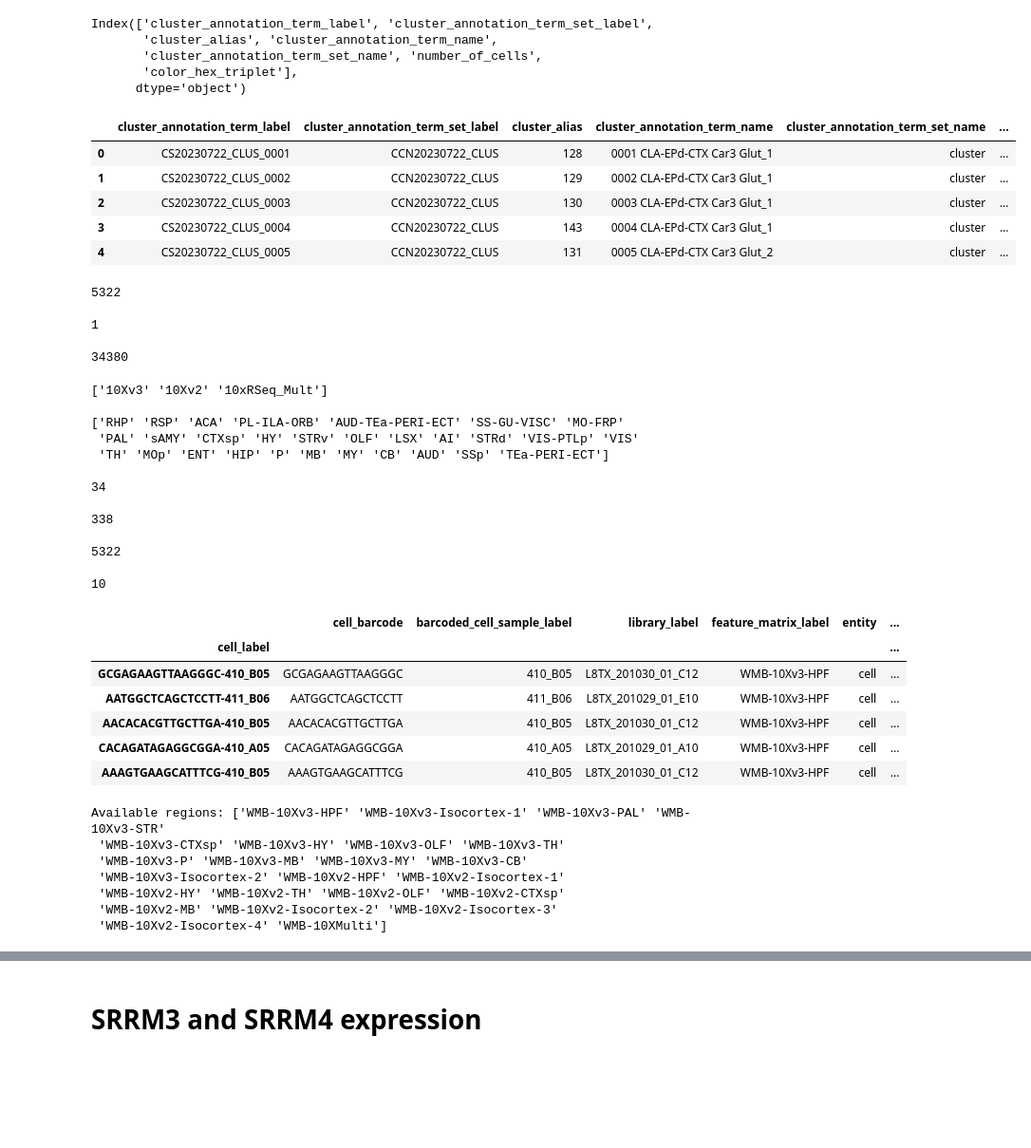
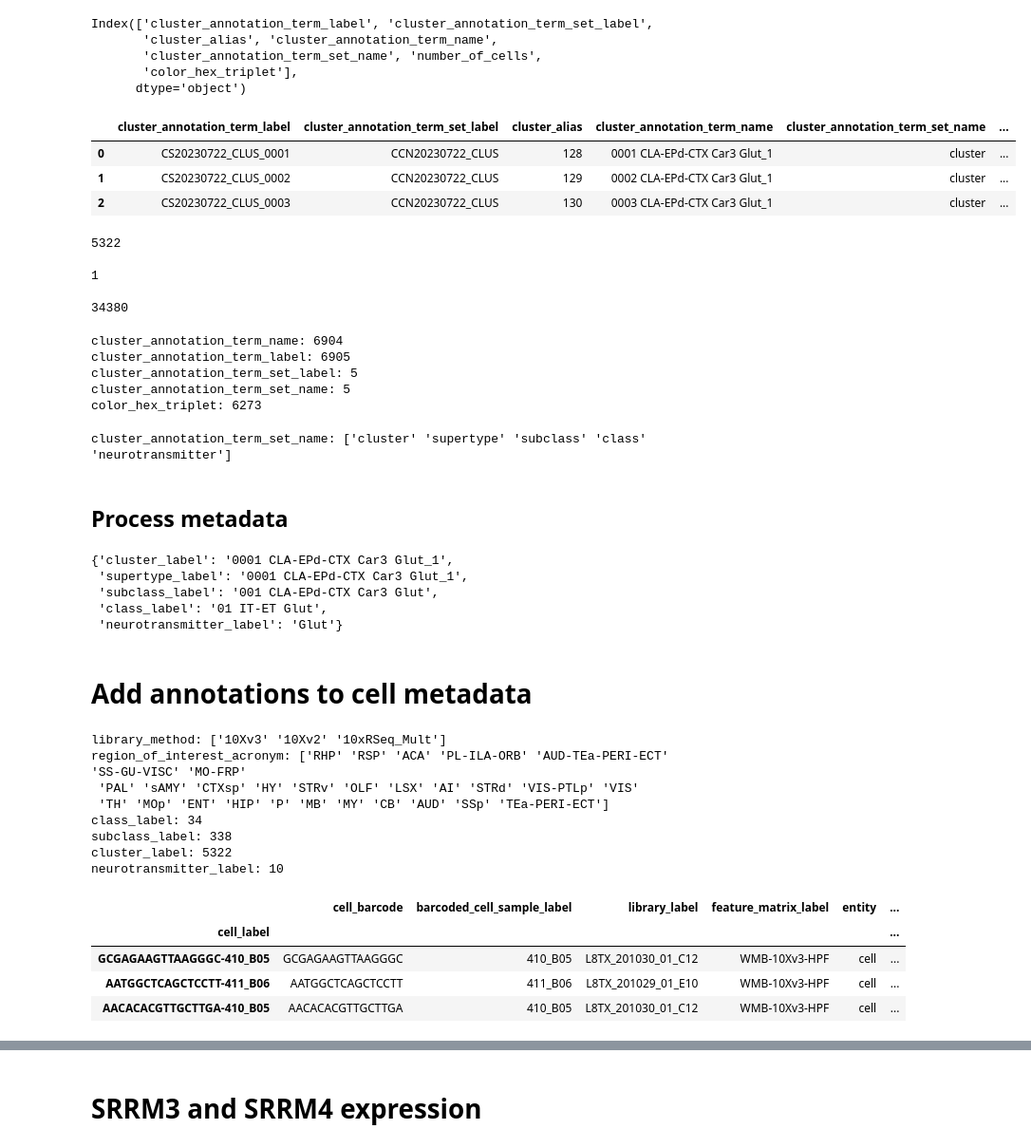
Before and after one commit to michal7kw/SRF_SRRM3, a Jupyter notebook: BrainAtlas/mouse/ac_create_scRNAseq_set.ipynb, the cells around one changed output, grey strips where cells are left out. Shown at 95% size. Saved outputs shown, nothing was run; the diff lists cells and outputs as text; code cells hidden in the pictures; blank space fills up the shorter version.

```diff
--- a/BrainAtlas/mouse/ac_create_scRNAseq_set.ipynb
+++ b/BrainAtlas/mouse/ac_create_scRNAseq_set.ipynb
@@ -101,14 +114,12 @@ Index(['cluster_annotation_term_label', 'cluster_annotation_term_set_label',
        'color_hex_triplet'],
       dtype='object')
 # %%
-cluster_annotation.head(5)
+cluster_annotation.head(3)
 # %% [output]
 |  | cluster_annotation_term_label | cluster_annotation_term_set_label | cluster_alias | cluster_annotation_term_name | cluster_annotation_term_set_name | ... |
 | 0 | CS20230722_CLUS_0001 | CCN20230722_CLUS | 128 | 0001 CLA-EPd-CTX Car3 Glut_1 | cluster | ... |
 | 1 | CS20230722_CLUS_0002 | CCN20230722_CLUS | 129 | 0002 CLA-EPd-CTX Car3 Glut_1 | cluster | ... |
 | 2 | CS20230722_CLUS_0003 | CCN20230722_CLUS | 130 | 0003 CLA-EPd-CTX Car3 Glut_1 | cluster | ... |
-| 3 | CS20230722_CLUS_0004 | CCN20230722_CLUS | 143 | 0004 CLA-EPd-CTX Car3 Glut_1 | cluster | ... |
-| 4 | CS20230722_CLUS_0005 | CCN20230722_CLUS | 131 | 0005 CLA-EPd-CTX Car3 Glut_2 | cluster | ... |
 # %%
 print(len(cluster_annotation.cluster_alias.unique()), "\n")
 print(min(cluster_annotation.cluster_alias.unique()), "\n")
@@ -119,5 +130,23 @@ print(max(cluster_annotation.cluster_alias.unique()), "\n")
 1
 
 34380
+# %%
+print(f"cluster_annotation_term_name: {len(cluster_annotation.cluster_annotation_term_name.unique())}")
+print(f"cluster_annotation_term_label: {len(cluster_annotation.cluster_annotation_term_label.unique())}")
+print(f"cluster_annotation_term_set_label: {len(cluster_annotation.cluster_annotation_term_set_label.unique())}")
+print(f"cluster_annotation_term_set_name: {len(cluster_annotation.cluster_annotation_term_set_name.unique())}")
+print(f"color_hex_triplet: {len(cluster_annotation.color_hex_triplet.unique())}")
+# %% [output]
+cluster_annotation_term_name: 6904
+cluster_annotation_term_label: 6905
+cluster_annotation_term_set_label: 5
+cluster_annotation_term_set_name: 5
+color_hex_triplet: 6273
+# %%
+print(f"cluster_annotation_term_set_name: {cluster_annotation.cluster_annotation_term_set_name.unique()}")
+# %% [output]
+cluster_annotation_term_set_name: ['cluster' 'supertype' 'subclass' 'class' 'neurotransmitter']
+# %% [markdown]
+## Process metadata
 # %%
 # Process metadata
@@ -133,4 +171,14 @@ for _, row in cluster_annotation.iterrows():
     cluster_annotations[alias][f"{term_set}_label"] = term_name
+# %%
+cluster_annotations[list(cluster_annotations.keys())[0]]
+# %% [output]
+{'cluster_label': '0001 CLA-EPd-CTX Car3 Glut_1',
+ 'supertype_label': '0001 CLA-EPd-CTX Car3 Glut_1',
+ 'subclass_label': '001 CLA-EPd-CTX Car3 Glut',
+ 'class_label': '01 IT-ET Glut',
+ 'neurotransmitter_label': 'Glut'}
+# %% [markdown]
+# Add annotations to cell metadata
 # %%
 # Add annotations to cell metadata
 for col in ['neurotransmitter_label', 'class_label', 'subclass_label', 'cluster_label']:
@@ -139,45 +187,26 @@ for col in ['neurotransmitter_label', 'class_label', 'subclass_label', 'cluster_
         for alias in cell_metadata['cluster_alias']
     ]
 # %%
-print(cell_metadata.library_method.unique(), "\n")
-print(cell_metadata.region_of_interest_acronym.unique(), "\n")
-print(len(list(cell_metadata.class_label.unique())), "\n")
-print(len(list(cell_metadata.subclass_label.unique())), "\n")
-print(len(list(cell_metadata.cluster_label.unique())), "\n")
-print(len(list(cell_metadata.neurotransmitter_label.unique())), "\n")
+print(f"library_method: {cell_metadata.library_method.unique()}")
+print(f"region_of_interest_acronym: {cell_metadata.region_of_interest_acronym.unique()}")
+print(f"class_label: {len(list(cell_metadata.class_label.unique()))}")
+print(f"subclass_label: {len(list(cell_metadata.subclass_label.unique()))}")
+print(f"cluster_label: {len(list(cell_metadata.cluster_label.unique()))}")
+print(f"neurotransmitter_label: {len(list(cell_metadata.neurotransmitter_label.unique()))}")
 # %% [output]
-['10Xv3' '10Xv2' '10xRSeq_Mult']
-
-['RHP' 'RSP' 'ACA' 'PL-ILA-ORB' 'AUD-TEa-PERI-ECT' 'SS-GU-VISC' 'MO-FRP'
+library_method: ['10Xv3' '10Xv2' '10xRSeq_Mult']
+region_of_interest_acronym: ['RHP' 'RSP' 'ACA' 'PL-ILA-ORB' 'AUD-TEa-PERI-ECT' 'SS-GU-VISC' 'MO-FRP'
  'PAL' 'sAMY' 'CTXsp' 'HY' 'STRv' 'OLF' 'LSX' 'AI' 'STRd' 'VIS-PTLp' 'VIS'
  'TH' 'MOp' 'ENT' 'HIP' 'P' 'MB' 'MY' 'CB' 'AUD' 'SSp' 'TEa-PERI-ECT']
-
-34
-
-338
-
-5322
-
-10
+class_label: 34
+subclass_label: 338
+cluster_label: 5322
+neurotransmitter_label: 10
 # %%
-cell_metadata.head(5)
+cell_metadata.head(3)
 # %% [output]
 |  | cell_barcode | barcoded_cell_sample_label | library_label | feature_matrix_label | entity | ... |
 | cell_label |  |  |  |  |  | ... |
 | GCGAGAAGTTAAGGGC-410_B05 | GCGAGAAGTTAAGGGC | 410_B05 | L8TX_201030_01_C12 | WMB-10Xv3-HPF | cell | ... |
 | AATGGCTCAGCTCCTT-411_B06 | AATGGCTCAGCTCCTT | 411_B06 | L8TX_201029_01_E10 | WMB-10Xv3-HPF | cell | ... |
 | AACACACGTTGCTTGA-410_B05 | AACACACGTTGCTTGA | 410_B05 | L8TX_201030_01_C12 | WMB-10Xv3-HPF | cell | ... |
-| CACAGATAGAGGCGGA-410_A05 | CACAGATAGAGGCGGA | 410_A05 | L8TX_201029_01_A10 | WMB-10Xv3-HPF | cell | ... |
-| AAAGTGAAGCATTTCG-410_B05 | AAAGTGAAGCATTTCG | 410_B05 | L8TX_201030_01_C12 | WMB-10Xv3-HPF | cell | ... |
-# %%
-# check what regions are available
-available_regions = cell_metadata['feature_matrix_label'].unique()
-print("\nAvailable regions:", available_regions)
-# %% [output]
-Available regions: ['WMB-10Xv3-HPF' 'WMB-10Xv3-Isocortex-1' 'WMB-10Xv3-PAL' 'WMB-10Xv3-STR'
- 'WMB-10Xv3-CTXsp' 'WMB-10Xv3-HY' 'WMB-10Xv3-OLF' 'WMB-10Xv3-TH'
- 'WMB-10Xv3-P' 'WMB-10Xv3-MB' 'WMB-10Xv3-MY' 'WMB-10Xv3-CB'
- 'WMB-10Xv3-Isocortex-2' 'WMB-10Xv2-HPF' 'WMB-10Xv2-Isocortex-1'
- 'WMB-10Xv2-HY' 'WMB-10Xv2-TH' 'WMB-10Xv2-OLF' 'WMB-10Xv2-CTXsp'
- 'WMB-10Xv2-MB' 'WMB-10Xv2-Isocortex-2' 'WMB-10Xv2-Isocortex-3'
- 'WMB-10Xv2-Isocortex-4' 'WMB-10XMulti']
```
Also changed, not shown: parts of 24 cells of this notebook, 11 other files.
